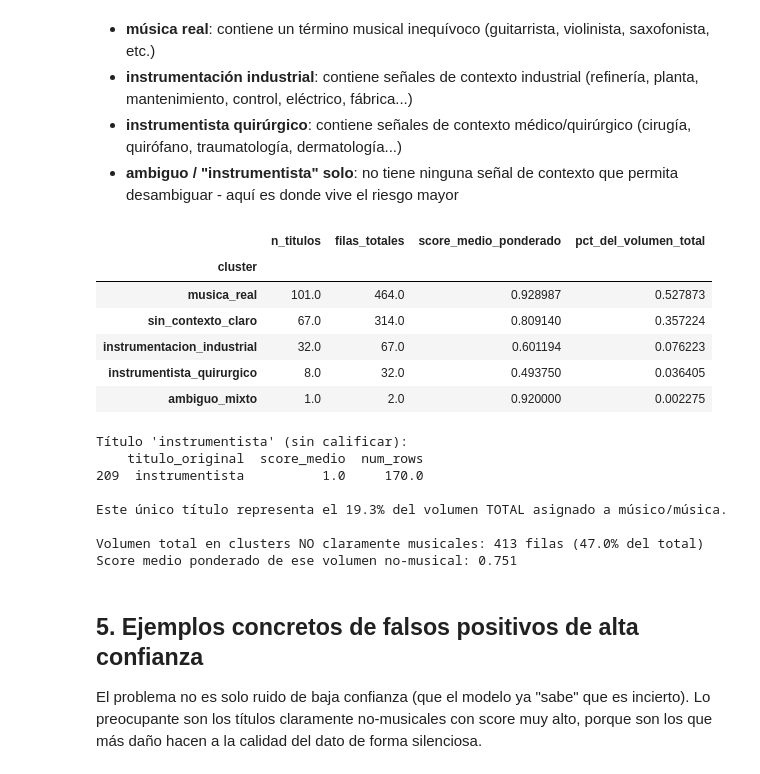
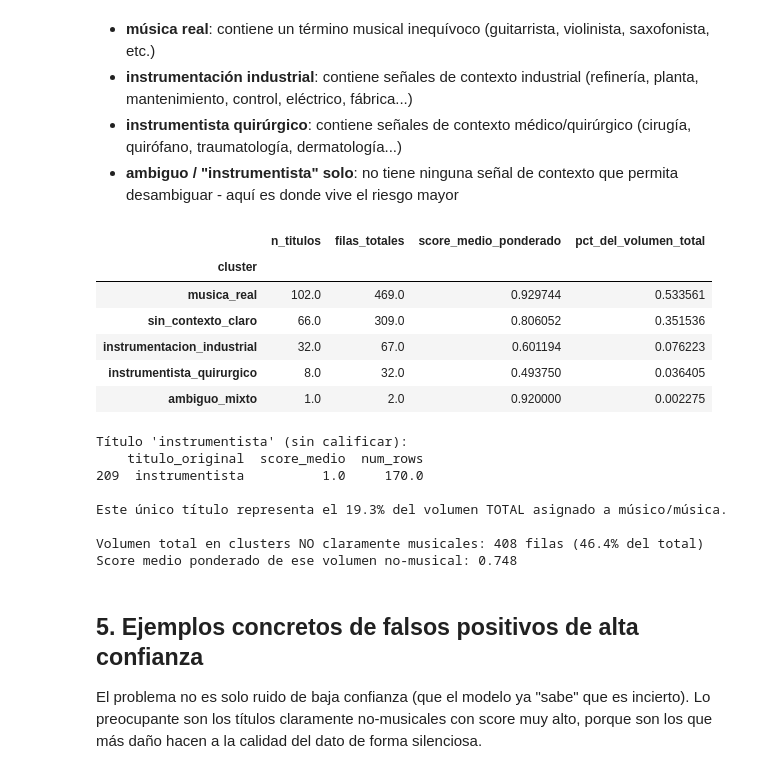
Before and after one commit to arboldeku/infojobs-caso-taxonomia, a Jupyter notebook: notebooks/analisis_taxonomia_musico.ipynb, the cells around one changed output. Saved outputs shown, nothing was run; the diff lists cells and outputs as text; code cells hidden in the pictures.

```diff
--- a/notebooks/analisis_taxonomia_musico.ipynb
+++ b/notebooks/analisis_taxonomia_musico.ipynb
@@ -166,7 +166,7 @@ pero suficiente para ver el tamaño real del problema:
 - **ambiguo / "instrumentista" solo**: no tiene ninguna señal de contexto que permita desambiguar - aquí es donde vive el riesgo mayor
 # %%
 MUSICA_KW = [
-    "guitarr", "violin", "violonchel", "violagamb", "pianist", "saxof", "percusion",
+    "guitarr", "violin", "violonchel", "violoncel", "violagamb", "pianist", "saxof", "percusion",
     "trompet", "clarinet", "flaut", "bajist", "baterist", "cantant", "compositor",
     "organist", "musico", "musica", "concertist", "concertino", "vocalist", "orquesta",
     "coralist", "corist", "musicolog", "musicograph",
@@ -188,35 +188,35 @@ def classify(titulo: str) -> str:
     es_industrial = any(k in t for k in INDUSTRIAL_KW)
     es_quirurgico = any(k in t for k in QUIRURGICO_KW)
 
     if es_musica and not es_industrial and not es_quirurgico:
         return "musica_real"
     if es_industrial and not es_musica:
         return "instrumentacion_industrial"
     if es_quirurgico and not es_musica:
         return "instrumentista_quirurgico"
     if es_musica and (es_industrial or es_quirurgico):
         return "ambiguo_mixto"
     return "sin_contexto_claro"
 
 
 df["cluster"] = df["titulo_original"].apply(classify)
 
 resumen = (
     df.groupby("cluster")
     .apply(lambda g: pd.Series({
         "n_titulos": len(g),
         "filas_totales": g["num_rows"].sum(),
         "score_medio_ponderado": np.average(g["score_medio"], weights=g["num_rows"]),
     }), include_groups=False)
     .sort_values("filas_totales", ascending=False)
 )
 resumen["pct_del_volumen_total"] = resumen["filas_totales"] / df["num_rows"].sum()
 resumen
 # %% [output]
 |  | n_titulos | filas_totales | score_medio_ponderado | pct_del_volumen_total |
 | cluster |  |  |  |  |
-| musica_real | 101.0 | 464.0 | 0.928987 | 0.527873 |
-| sin_contexto_claro | 67.0 | 314.0 | 0.809140 | 0.357224 |
+| musica_real | 102.0 | 469.0 | 0.929744 | 0.533561 |
+| sin_contexto_claro | 66.0 | 309.0 | 0.806052 | 0.351536 |
 | instrumentacion_industrial | 32.0 | 67.0 | 0.601194 | 0.076223 |
 | instrumentista_quirurgico | 8.0 | 32.0 | 0.493750 | 0.036405 |
 | ambiguo_mixto | 1.0 | 2.0 | 0.920000 | 0.002275 |
@@ -237,8 +237,8 @@ Título 'instrumentista' (sin calificar):
 
 Este único título representa el 19.3% del volumen TOTAL asignado a músico/música.
 
-Volumen total en clusters NO claramente musicales: 413 filas (47.0% del total)
-Score medio ponderado de ese volumen no-musical: 0.751
+Volumen total en clusters NO claramente musicales: 408 filas (46.4% del total)
+Score medio ponderado de ese volumen no-musical: 0.748
 # %% [markdown]
 ## 5. Ejemplos concretos de falsos positivos de alta confianza
 
```
Also changed, not shown: parts of 7 cells of this notebook, 3 other files.
